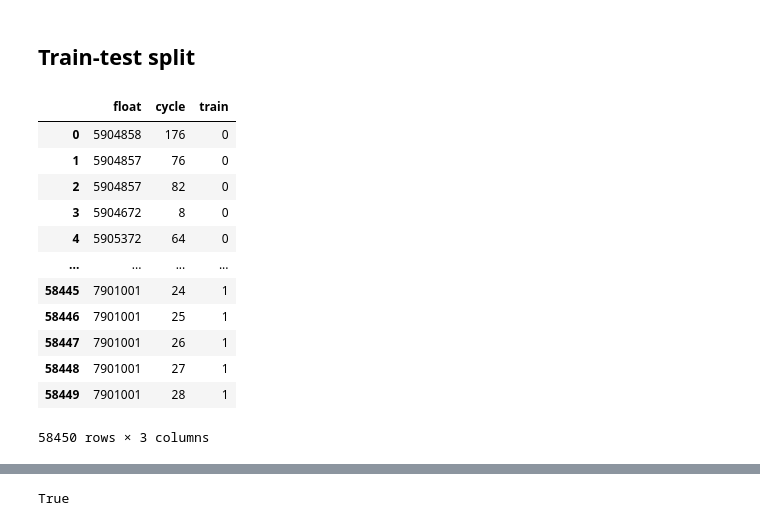
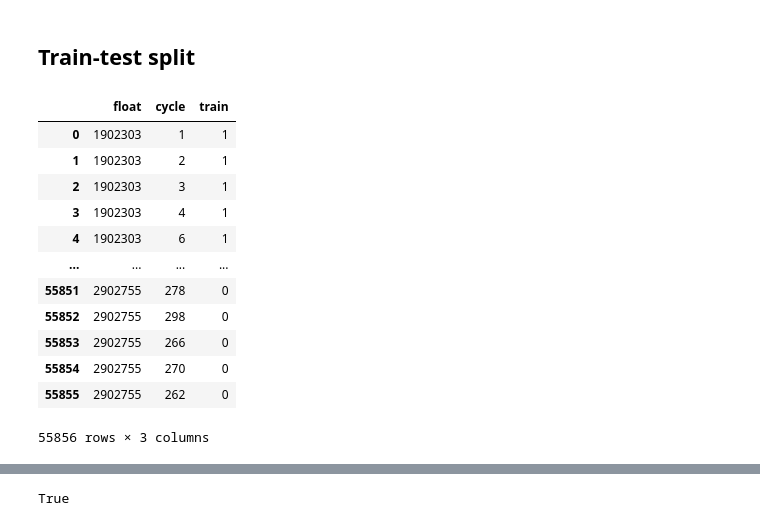
Before and after one commit to gnyirjesy/ocean-depth-characterization, a Jupyter notebook: preliminary_models/xgb_feature_selection_ejd.ipynb, the cells around one changed output, grey strips where cells are left out. Saved outputs shown, nothing was run; the diff lists cells and outputs as text; code cells hidden in the pictures.

```diff
--- a/preliminary_models/xgb_feature_selection_ejd.ipynb
+++ b/preliminary_models/xgb_feature_selection_ejd.ipynb
@@ -147,48 +115,48 @@ plot_on_map(euphotic_floor_df, color_by='PRES', title='Euphotic Floor Estimates\
 # %%
 # read in pre-determined train-test-split
 path = r'/Users/josiedonnelly/Desktop/DS Capstone ENGIE4800/data/'
-file = 'train_test_split.csv'
+file = 'float_sat_normalized_depth_train_test_split.csv'
 train_test_split_df = pd.read_csv(path + file)
-train_test_split_df = train_test_split_df[['float', 'cycle', 'train']]
+train_test_split_df = train_test_split_df[['float', 'cycleNumber', 'train']].rename(columns={'cycleNumber': 'cycle'})
 train_test_split_df
 
 # # create train-test-split grouped by float and cycle
 # df.insert(loc=list(df.columns).index('cycleNumber')+1, column='float_cycle_id', value=[f'{df.loc[i,"float"]}_{df.loc[i,"cycleNumber"]}'for i in range(df.shape[0])])
 # print(f'Number of float-cycle pairs: {len(np.unique(df["float_cycle_id"]))}')
 
 # split data indices into train and test dataframes grouped by float_cycle_id
 # from sklearn.model_selection import GroupShuffleSplit
 # splitter = GroupShuffleSplit(test_size=0.2, n_splits=1, random_state=42)
 # split = splitter.split(df, groups=df['float_cycle_id'])
 # train_inds, test_inds = next(split)
 
 # print(f'Number of train observations: {len(train_inds)}')
 # print(f'Number of float-cycle observations: {len(test_inds)}')
 
 # # obtain train and test dataframes
 # train_df = df.loc[train_inds]
 # test_df = df.loc[test_inds]
 
 # # ensure that the train and test float cycles are distinct
 # train_float_cycles = np.unique(train_df['float_cycle_id'])
 # test_float_cycles = np.unique(test_df['float_cycle_id'])
 # print(f'\nNumber of unique train float-cycles: {len(np.unique(train_float_cycles))}')
 # print(f'Number of unique test float-cycles: {len(np.unique(test_float_cycles))}')
 # print(f'Number of float-cycle pairs in both train and test sets: {len(np.intersect1d(train_float_cycles, test_float_cycles))}')
 # %% [output]
 |  | float | cycle | train |
-| 0 | 5904858 | 176 | 0 |
-| 1 | 5904857 | 76 | 0 |
-| 2 | 5904857 | 82 | 0 |
-| 3 | 5904672 | 8 | 0 |
-| 4 | 5905372 | 64 | 0 |
+| 0 | 1902303 | 1 | 1 |
+| 1 | 1902303 | 2 | 1 |
+| 2 | 1902303 | 3 | 1 |
+| 3 | 1902303 | 4 | 1 |
+| 4 | 1902303 | 6 | 1 |
 | ... | ... | ... | ... |
-| 58445 | 7901001 | 24 | 1 |
-| 58446 | 7901001 | 25 | 1 |
-| 58447 | 7901001 | 26 | 1 |
-| 58448 | 7901001 | 27 | 1 |
-| 58449 | 7901001 | 28 | 1 |
+| 55851 | 2902755 | 278 | 0 |
+| 55852 | 2902755 | 298 | 0 |
+| 55853 | 2902755 | 266 | 0 |
+| 55854 | 2902755 | 270 | 0 |
+| 55855 | 2902755 | 262 | 0 |
-58450 rows × 3 columns
+55856 rows × 3 columns
 # %%
 # notice that different floats may be mentioned in each dataframes
 print(f'Number of floats in features df: {len(np.unique(df["float"]))}')
```
Also changed, not shown: parts of 20 cells of this notebook, 1 other file.
